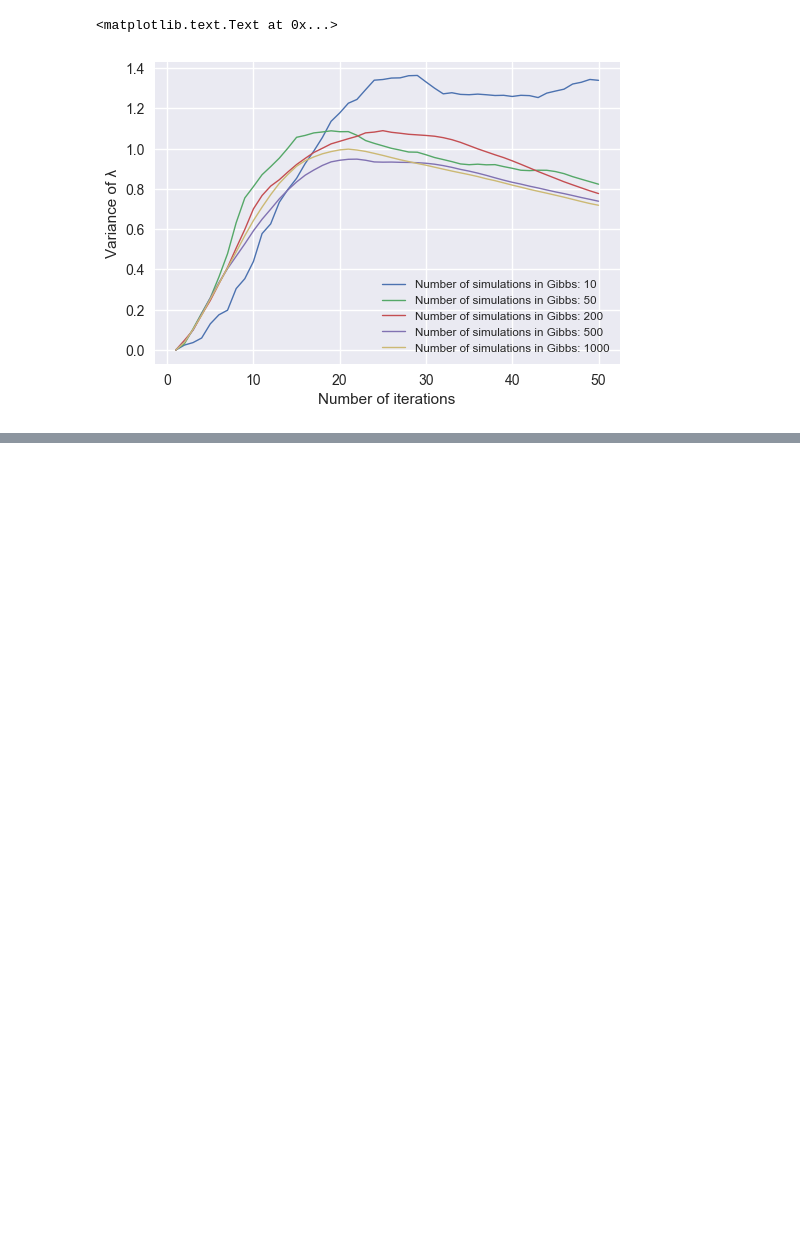
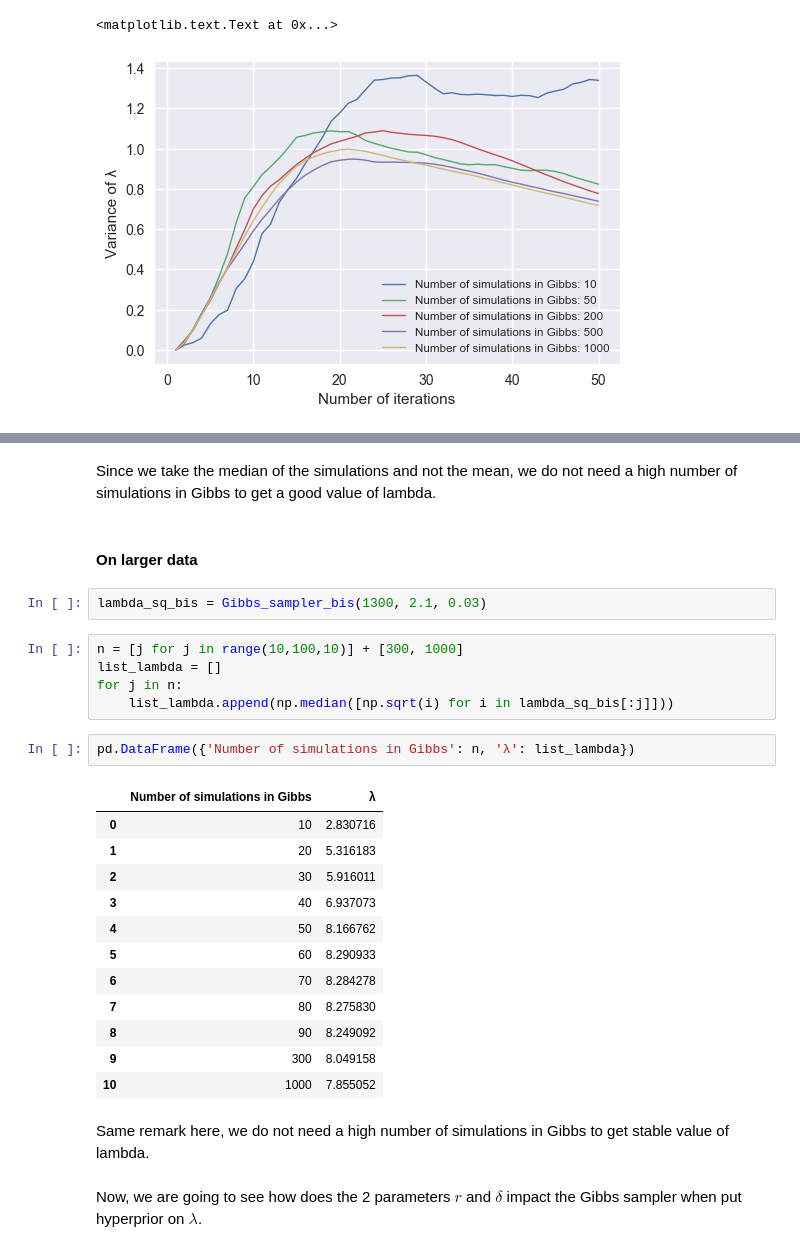
Before and after one commit to mathislinger/Bayesian_Lasso, a Jupyter notebook: code.ipynb, the cells around one changed output, grey strips where cells are left out. Cells and saved outputs as stored; diff of their text form; blank space fills up the shorter version.

```diff
--- a/code.ipynb
+++ b/code.ipynb
@@ -771,0 +795,30 @@ plt.ylabel('Variance of λ')
+# %% [markdown]
+Since we take the median of the simulations and not the mean, we do not need a high number of simulations in Gibbs to get a good value of lambda.
+# %% [markdown]
+#### On larger data
+# %%
+lambda_sq_bis = Gibbs_sampler_bis(1300, 2.1, 0.03)
+# %%
+n = [j for j in range(10,100,10)] + [300, 1000]
+list_lambda = []
+for j in n:
+    list_lambda.append(np.median([np.sqrt(i) for i in lambda_sq_bis[:j]]))
+# %%
+pd.DataFrame({'Number of simulations in Gibbs': n, 'λ': list_lambda})
+# %% [output]
+|  | Number of simulations in Gibbs | λ |
+| 0 | 10 | 2.830716 |
+| 1 | 20 | 5.316183 |
+| 2 | 30 | 5.916011 |
+| 3 | 40 | 6.937073 |
+| 4 | 50 | 8.166762 |
+| 5 | 60 | 8.290933 |
+| 6 | 70 | 8.284278 |
+| 7 | 80 | 8.275830 |
+| 8 | 90 | 8.249092 |
+| 9 | 300 | 8.049158 |
+| 10 | 1000 | 7.855052 |
+# %% [markdown]
+Same remark here, we do not need a high number of simulations in Gibbs to get stable value of lambda.
+# %% [markdown]
+Now, we are going to see how does the 2 parameters $r$ and $\delta$ impact the Gibbs sampler when put hyperprior on $\lambda$.
```
Also changed, not shown: parts of 9 cells of this notebook.
